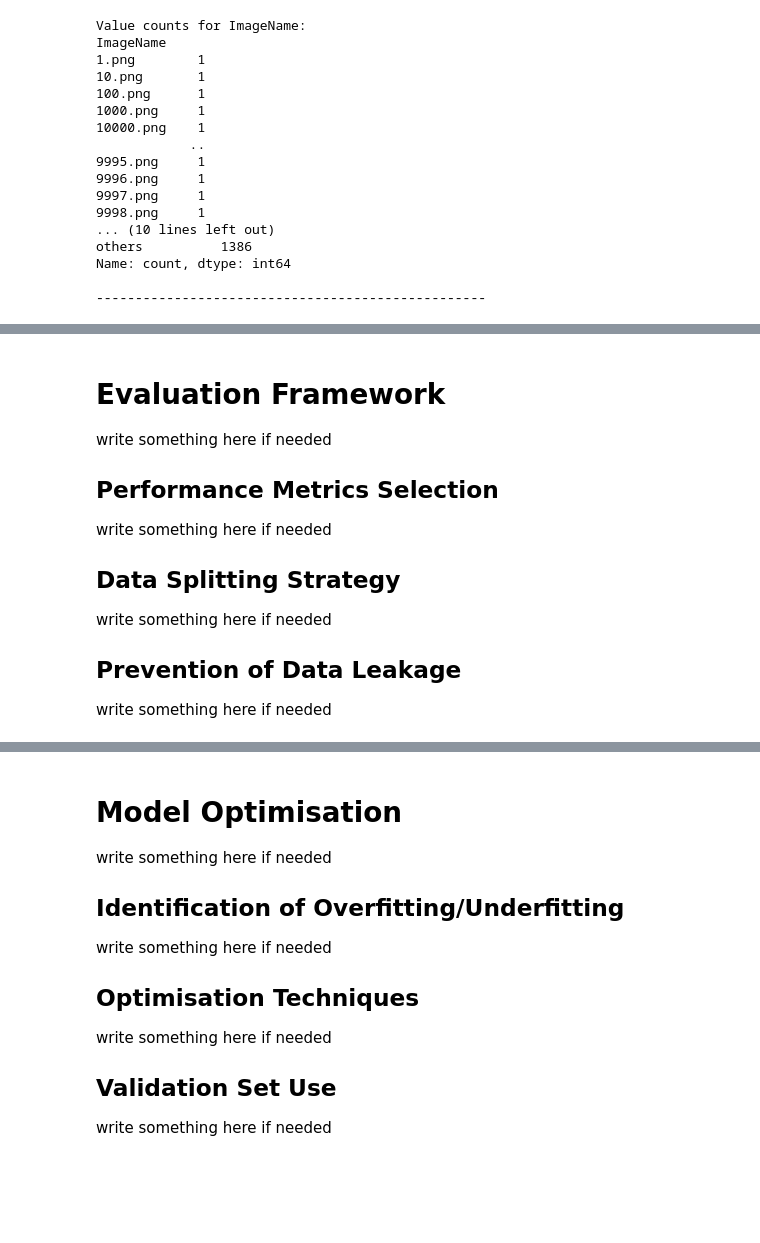
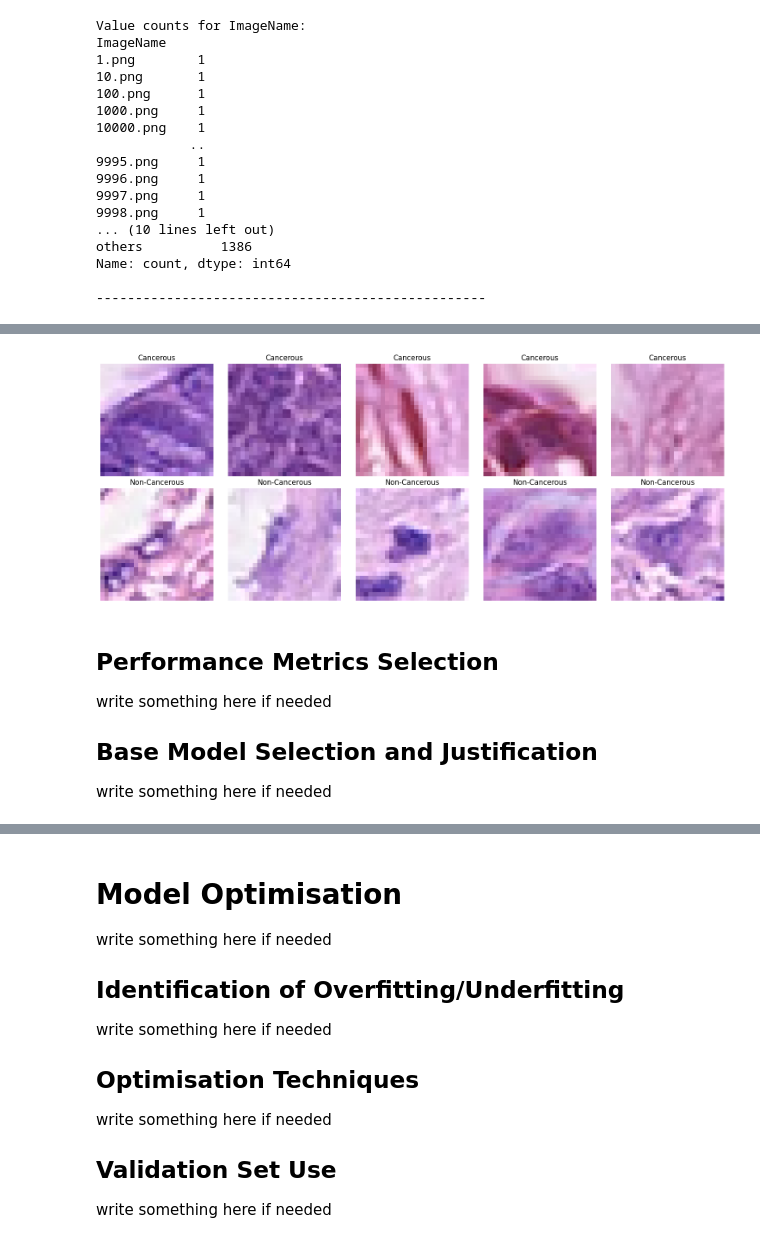
Before and after one commit to spjk1910/MachineLearning_GroupProject, a Jupyter notebook: s4027648_s3975793.ipynb, the cells around one changed output, grey strips where cells are left out. Cells and saved outputs as stored; diff of their text form; code cells hidden in the pictures; blank space fills up the shorter version.

```diff
--- a/s4027648_s3975793.ipynb
+++ b/s4027648_s3975793.ipynb
@@ -154,16 +609,68 @@ write something here if needed
+# %%
+# Separate cancerous and non-cancerous images
+cancerous_data = trainData[trainData['isCancerous'] == 1]
+non_cancerous_data = trainData[trainData['isCancerous'] == 0]
+
+# Select random samples from both classes (cancerous and non-cancerous)
+random_cancerous_samples = random.sample(list(cancerous_data['ImagePath']), 5)  # Select 5 random samples
+random_non_cancerous_samples = random.sample(list(non_cancerous_data['ImagePath']), 5)
+
+# Function to process image and ensure it's within the correct range
+def process_image(img):
+    # Check if the image is in float format (normalized between 0 and 1)
+    if img.max() <= 1.0:  # Float image (range [0, 1])
+        img = img * 255  # Convert to [0, 255] range for display
+    # Ensure image is within the valid range [0, 255]
+    img = np.clip(img, 0, 255).astype(np.uint8)  # Convert to uint8 if it's float
+    return img
+
+# Create a subplot for displaying images
+fig, axes = plt.subplots(2, 5, figsize=(15, 6))
+
+# Display cancerous samples
+for i, image_path in enumerate(random_cancerous_samples):
+    # Check if the image is augmented or original
+    if image_path == "generated_in_memory":
+        img = augmented_images[i]  # Get the augmented image from the list
+    else:
+        img = cv2.imread(image_path)
+        img = cv2.cvtColor(img, cv2.COLOR_BGR2RGB)  # Convert to RGB for proper display
+
+    img = process_image(img)  # Process the image to ensure it's in the correct range
+
+    # Display the image with exact size (27x27)
+    axes[0, i].imshow(img)
+    axes[0, i].axis('off')
+    axes[0, i].set_title("Cancerous")
+    axes[0, i].set_aspect('equal')  # Ensure the aspect ratio is equal to display correctly
+
+# Display non-cancerous samples
+for i, image_path in enumerate(random_non_cancerous_samples):
+    # Check if the image is augmented or original
+    if image_path == "generated_in_memory":
+        img = augmented_images[i]  # Get the augmented image from the list
+    else:
+        img = cv2.imread(image_path)
+        img = cv2.cvtColor(img, cv2.COLOR_BGR2RGB)  # Convert to RGB for proper display
+
+    img = process_image(img)  # Process the image to ensure it's in the correct range
+
+    # Display the image with exact size (27x27)
+    axes[1, i].imshow(img)
+    axes[1, i].axis('off')
+    axes[1, i].set_title("Non-Cancerous")
+    axes[1, i].set_aspect('equal')  # Ensure the aspect ratio is equal to display correctly
+
+# Adjust layout for better appearance
+plt.tight_layout()
+plt.show()
+# %% [output]
+[figure, added]
 # %% [markdown]
-# Evaluation Framework
-
-write something here if needed
-
 ## Performance Metrics Selection
 
 write something here if needed
 
-## Data Splitting Strategy
+## Base Model Selection and Justification
 
 write something here if needed
-
-## Prevention of Data Leakage
-
-write something here if needed
```
Also changed, not shown: parts of 33 cells of this notebook.
